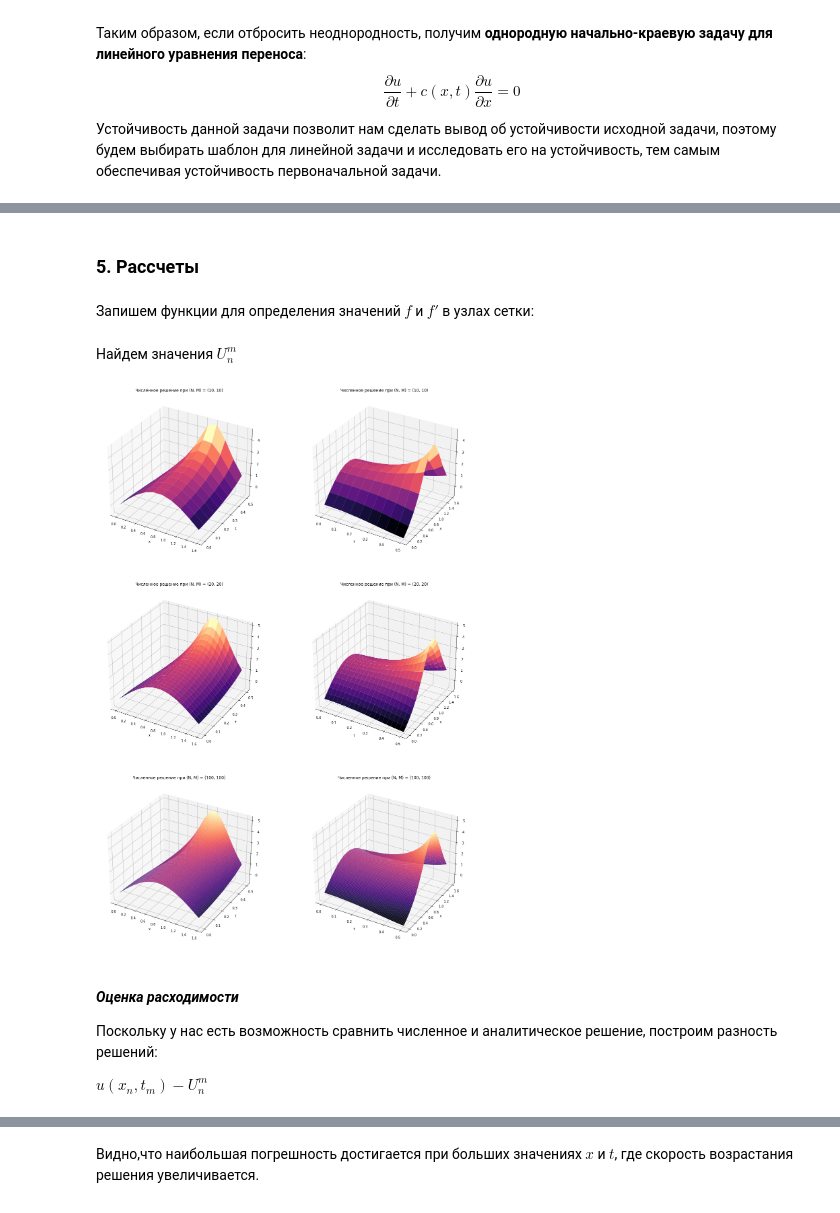
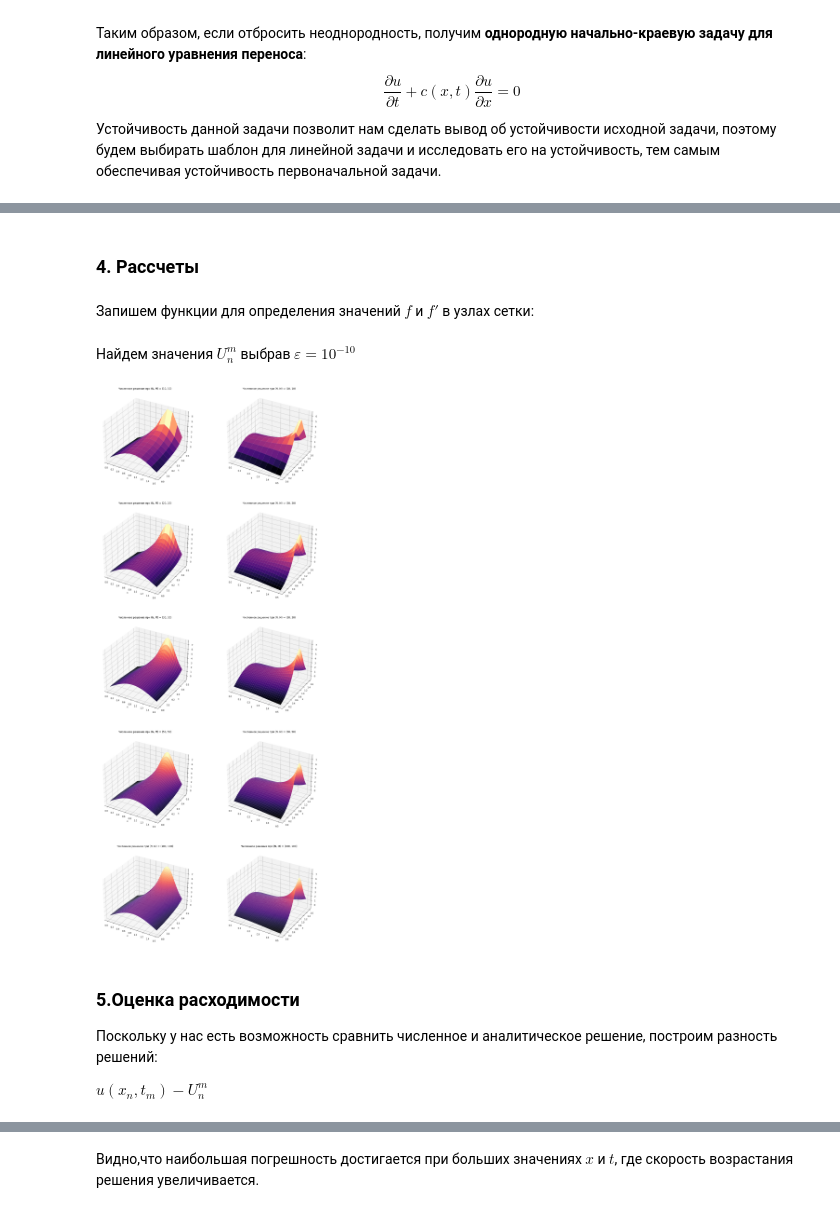
Before and after one commit to fisherj1/OMM, a Jupyter notebook: OMM1.ipynb, the cells around one changed output, grey strips where cells are left out. Saved outputs shown, nothing was run; the diff lists cells and outputs as text; code cells hidden in the pictures.

```diff
--- a/OMM1.ipynb
+++ b/OMM1.ipynb
@@ -226,20 +227,19 @@ $f'$ - производная, в нашем случае: $$f'(v_n)=-6n\tau v_n
 $U_n^{m+1}$ равным последнему найденному $v_{n+1}$. То есть условие остановки итерационного процесса записывается следующим образом:
 $$|v_{n+1}-v_n|\leq \varepsilon $$
 # %% [markdown]
-### 5. Рассчеты
+### 4. Рассчеты
 # %% [markdown]
 Запишем функции для определения значений $f$ и  $f'$ в узлах сетки:
 # %%
-def f(n, m_up):
+def f(n, m_up, tau):
     m = m_up - 1
     n_down = n - 1
-    return (u[n][m_up]-u[n][m])/tau+2*m_up*tau*(u[n][m_up]-u[n_down][m])/h-3*m_up*tau*u[n][m_up]**2
+    return (u[n][m_up]-u[n][m])/tau+2*m_up*tau*(u[n][m_up]-u[n-1][m_up])/h-3*m_up*tau*u[n][m_up]**2
 # %%
-def df(np1, mp1):
-    m = mp1-1
-    return (1/tau+2*m*tau/h-3*2*m*tau*u[np1][mp1])
+def df(n, m_up, tau):
+    return (1/tau+2*m_up*tau/h-6*m_up*tau*u[n][m_up])
 # %% [markdown]
-Найдем значения $U_n^m$
+Найдем значения $U_n^m$ выбрав $\varepsilon = 10^{-10}$
 # %%
 epsilon = 1e-10 # точность
 x_start = 0
@@ -247,50 +247,57 @@ x_end = pi/2
 t_start = 0
 t_end = 0.5
 
-steps = [(10, 10), (20, 20), (100, 100)]
+steps = [(10, 10), (20, 20), (30, 30), (50, 50), (100, 100)]
 num_sol = []
-N, M = 10, 10
 num = 1
-fig= plt.figure(figsize=(20,30))
+first = 1
+fig= plt.figure(figsize=(20,len(steps)*10))
 for k, step in enumerate(steps):
     N, M = step
     tau = t_end/(M) # шаги
     h = x_end/(N)
     t = np.linspace(t_start, t_end, M)
     x = np.linspace(x_start, x_end, N)
     u = np.zeros((N, M), dtype=float)
     for n in range(0,N):
         u[n][0] = 2*sin(2*x[n]) # начальные условия
     for m in range(0,M):
         u[0][m] = -2*sin(2*t[m]**2)/(1+3*t[m]**2*sin(2*t[m]**2)) # граничные условия
-    for m in np.arange(M-1):
-        for n in np.arange(N-1):
+    for m in np.arange(0,M-1):
+        for n in np.arange(0, N-1):
             eps = epsilon + 1;
             while eps > epsilon:
-                delta = f(m+1, n+1)/der_f1(m+1, n+1)
-                u[m+1][n+1] = u[m+1][n+1] - delta
+                delta = f(n+1, m+1, tau)/df(n+1, m+1, tau)
+                u[n+1][m+1] = u[n+1][m+1] - delta
+                if first:
+                  delta = f(n+1, m, tau)/df(n+1, m, tau)
+                  u[n+1][m+1] = u[n+1][m] - delta
+                  first = 0
                 eps = np.abs(delta)
+                #print(eps, )
+                #print(m, n, eps)
+
     tm = np.linspace(t_start,t_end,M)
     xn= np.linspace(x_start,x_end,N)
     t, x = np.meshgrid(tm, xn)
     num_sol.append((t, x, u))
     ax = fig.add_subplot(len(steps), 2, num, projection='3d')
     surf=ax.plot_surface(x, t, u, rstride=1, cstride=1, cmap = cm.magma)
     plt.ylabel('t')
     plt.xlabel('x')
     plt.title('Численное решение при (N, M) = ' + str(step))
     num += 1
     ax = fig.add_subplot(len(steps), 2, num, projection='3d')
     surf=ax.plot_surface(t, x, u, rstride=1, cstride=1, cmap = cm.magma)
     plt.ylabel('x')
     plt.xlabel('t')
     plt.title('Численное решение при (N, M) = ' + str(step))
     num += 1
 plt.show()
 # %% [output]
-[figure, old version]
+[figure, new version]
 # %% [markdown]
-####  **_Оценка расходимости_**
+###  5.Оценка расходимости
 Поскольку у нас есть возможность сравнить численное и аналитическое решение, построим разность решений:
 
 $u(x_n,t_m)-U_{n}^{m}$
```
Also changed, not shown: parts of 14 cells of this notebook.
